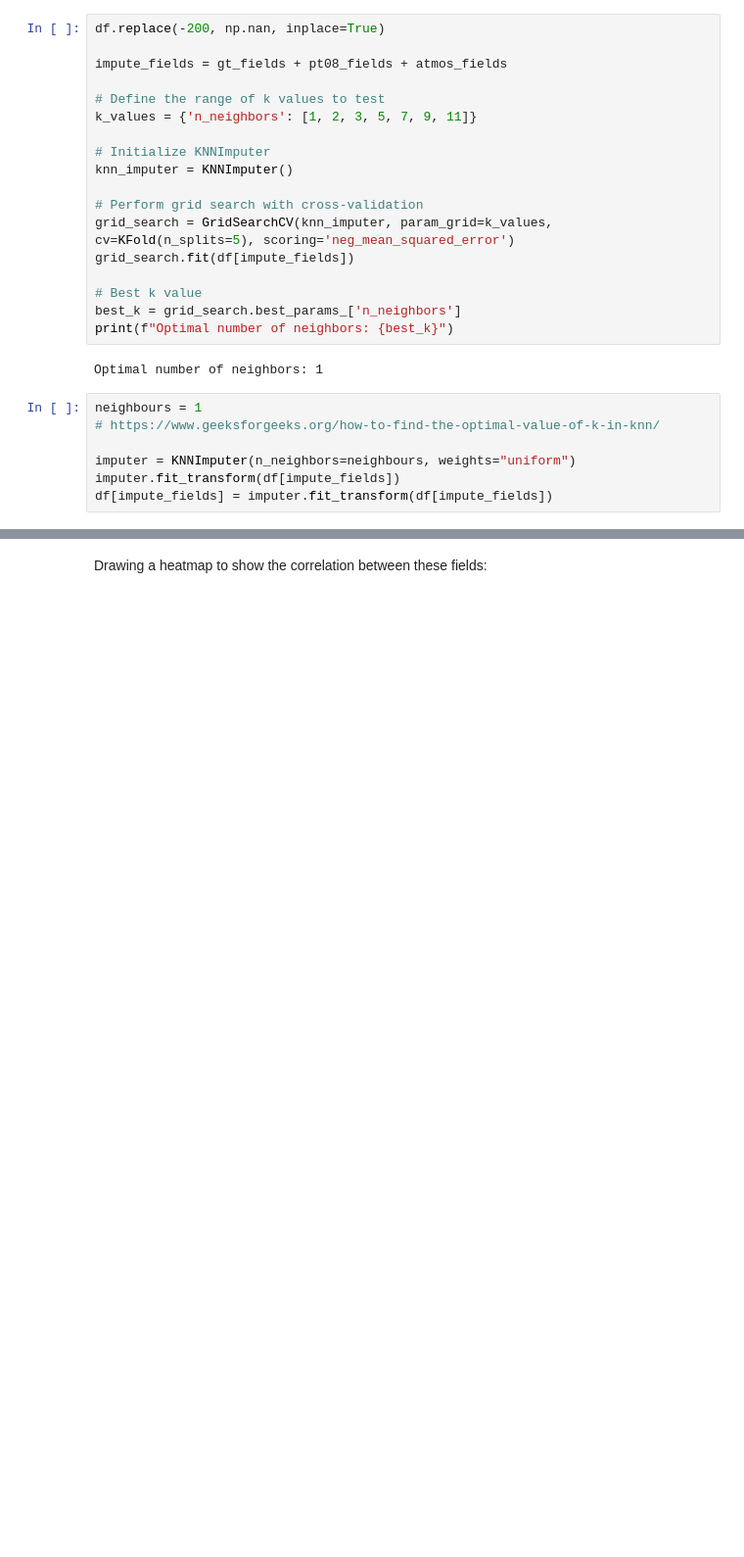
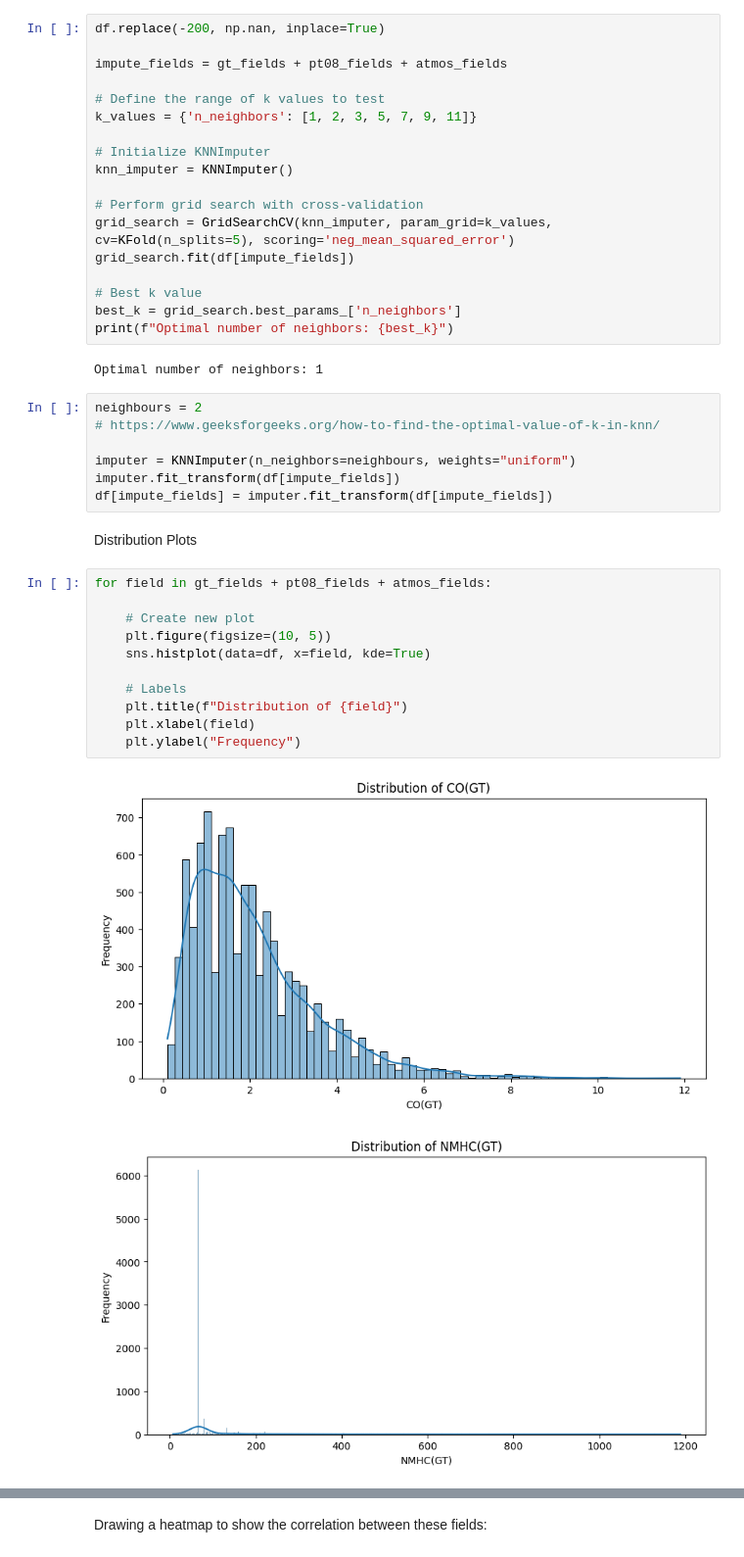
Before and after one commit to daemonchild/cardiffmet-dat5003-applied-datascience, a Jupyter notebook: DAT5003_AirQuality_Assessment_Notes.ipynb, the cells around one changed output, grey strips where cells are left out. Shown at 98% size. Cells and saved outputs as stored; diff of their text form; blank space fills up the shorter version.

```diff
--- a/DAT5003_AirQuality_Assessment_Notes.ipynb
+++ b/DAT5003_AirQuality_Assessment_Notes.ipynb
@@ -378,9 +451,25 @@ print(f"Optimal number of neighbors: {best_k}")
 # %% [output]
 Optimal number of neighbors: 1
 # %%
-neighbours = 1
+neighbours = 2
 # https://www.geeksforgeeks.org/how-to-find-the-optimal-value-of-k-in-knn/
 
 imputer = KNNImputer(n_neighbors=neighbours, weights="uniform")
 imputer.fit_transform(df[impute_fields])
 df[impute_fields] = imputer.fit_transform(df[impute_fields])
+# %% [markdown]
+Distribution Plots
+# %%
+for field in gt_fields + pt08_fields + atmos_fields:
+
+    # Create new plot
+    plt.figure(figsize=(10, 5))
+    sns.histplot(data=df, x=field, kde=True)
+
+    # Labels
+    plt.title(f"Distribution of {field}")
+    plt.xlabel(field)
+    plt.ylabel("Frequency")
+# %% [output]
+[figure, added]
+[figure, added]
```
Also changed, not shown: parts of 29 cells of this notebook.
